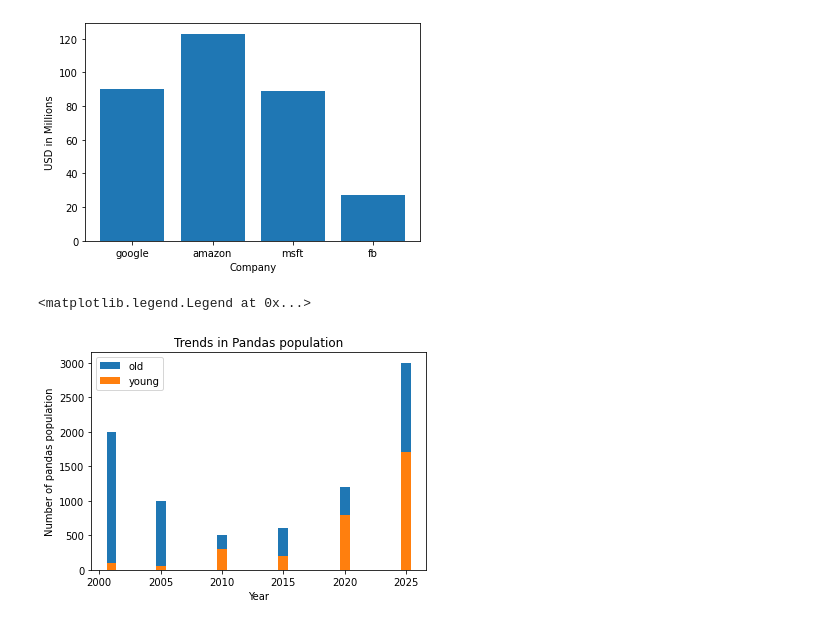
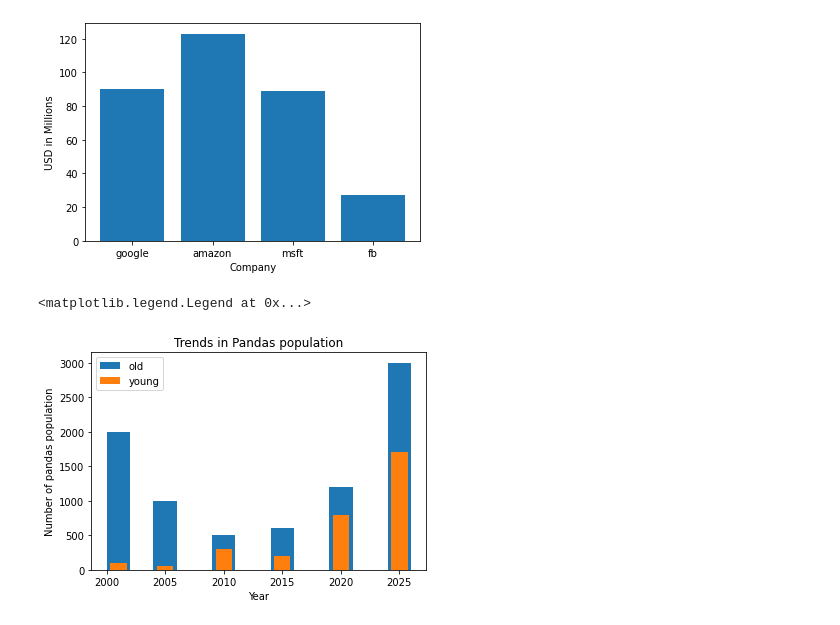
Before and after one commit to kowais915/deep-learning-416, a Jupyter notebook: matplotlib.ipynb, the cells around one changed output. Cells and saved outputs as stored; diff of their text form; code cells hidden in the pictures.

```diff
--- a/matplotlib.ipynb
+++ b/matplotlib.ipynb
@@ -59,16 +59,16 @@ Text(0, 0.5, 'USD in Millions')
 # %%
 years = [2001, 2005, 2010, 2015, 2020, 2025]
 pandas = [2000, 1000, 500, 600, 1200, 3000]
 young = [100, 59, 300, 200, 800, 1700]
 
 
 
-plt.bar(years, pandas, label = 'old')
-plt.bar(years, young, label='young' )
+plt.bar(years, pandas, width = 2, label = 'old')
+plt.bar(years, young, width = 1.4, label='young' )
 plt.ylabel('Number of pandas population')
 plt.xlabel('Year')
 plt.title('Trends in Pandas population')
 plt.legend()
 # %% [output]
 <matplotlib.legend.Legend at 0x...>
-[figure, old version]
+[figure, new version]
```
Also changed, not shown: parts of 5 cells of this notebook.
